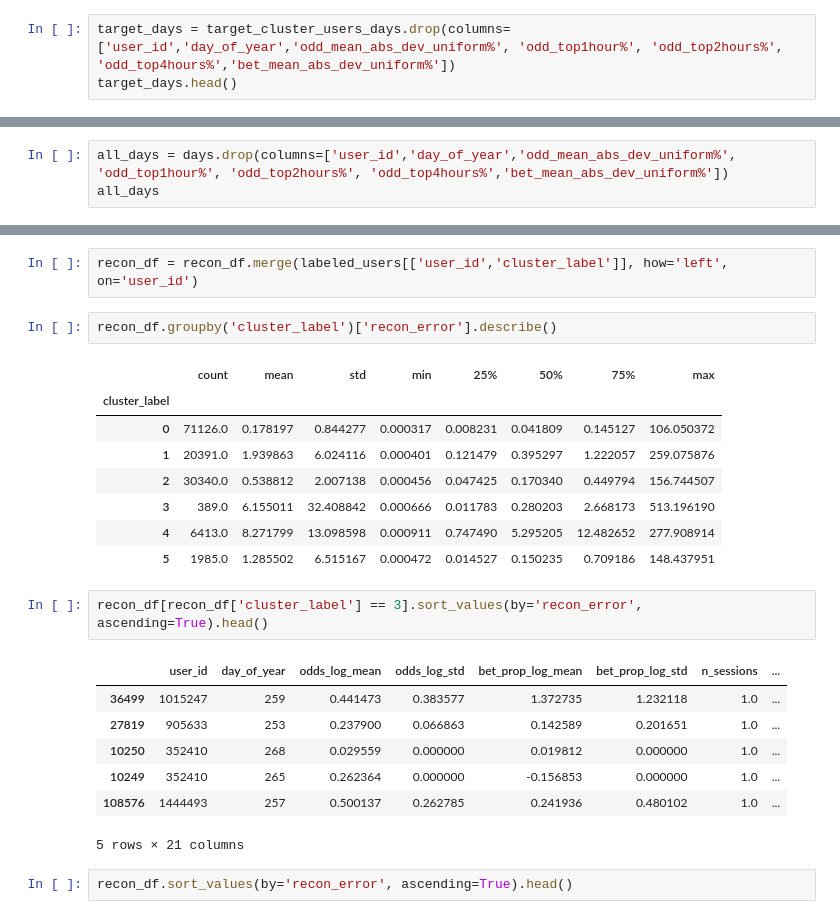
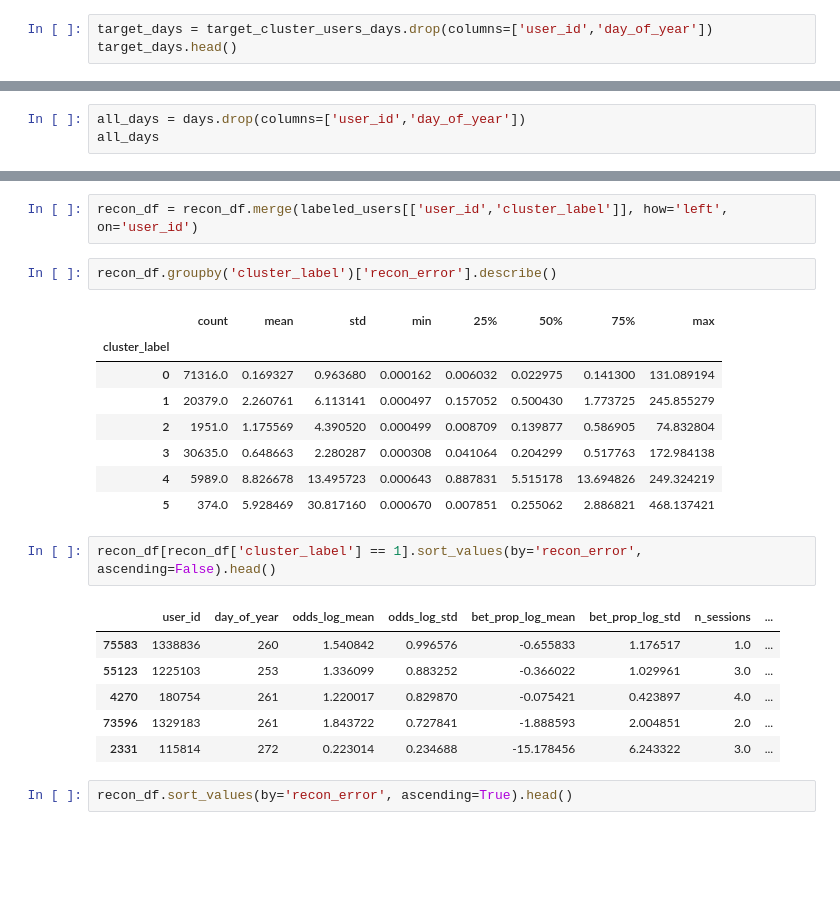
Before and after one commit to KndHvH/igaming-behavioral-deviation-detection, a Jupyter notebook: model/autoencoder.ipynb, the cells around one changed output, grey strips where cells are left out. Saved outputs shown, nothing was run; the diff lists cells and outputs as text; blank space fills up the shorter version.

```diff
--- a/model/autoencoder.ipynb
+++ b/model/autoencoder.ipynb
@@ -54,7 +52,7 @@ Index(['user_id', 'day_of_year', 'odds_log_mean', 'odds_log_std',
        'slope_odd_day', 'n_bet_proportion'],
       dtype='object')
 # %%
-target_days = target_cluster_users_days.drop(columns=['user_id','day_of_year','odd_mean_abs_dev_uniform%', 'odd_top1hour%', 'odd_top2hours%', 'odd_top4hours%','bet_mean_abs_dev_uniform%'])
+target_days = target_cluster_users_days.drop(columns=['user_id','day_of_year'])
 target_days.head()
 # %% [output]
 |  | odds_log_mean | odds_log_std | bet_prop_log_mean | bet_prop_log_std | n_sessions | n_active_hours | ... |
@@ -251,7 +248,7 @@ plot_user_hour_bets(
 # %% [output]
 [figure]
 # %%
-all_days = days.drop(columns=['user_id','day_of_year','odd_mean_abs_dev_uniform%', 'odd_top1hour%', 'odd_top2hours%', 'odd_top4hours%','bet_mean_abs_dev_uniform%'])
+all_days = days.drop(columns=['user_id','day_of_year'])
 all_days
 # %% [output]
 |  | odds_log_mean | odds_log_std | bet_prop_log_mean | bet_prop_log_std | n_sessions | n_active_hours | ... |
@@ -296,22 +293,21 @@ recon_df.groupby('cluster_label')['recon_error'].describe()
 # %% [output]
 |  | count | mean | std | min | 25% | 50% | 75% | max |
 | cluster_label |  |  |  |  |  |  |  |  |
-| 0 | 71126.0 | 0.178197 | 0.844277 | 0.000317 | 0.008231 | 0.041809 | 0.145127 | 106.050372 |
-| 1 | 20391.0 | 1.939863 | 6.024116 | 0.000401 | 0.121479 | 0.395297 | 1.222057 | 259.075876 |
-| 2 | 30340.0 | 0.538812 | 2.007138 | 0.000456 | 0.047425 | 0.170340 | 0.449794 | 156.744507 |
-| 3 | 389.0 | 6.155011 | 32.408842 | 0.000666 | 0.011783 | 0.280203 | 2.668173 | 513.196190 |
-| 4 | 6413.0 | 8.271799 | 13.098598 | 0.000911 | 0.747490 | 5.295205 | 12.482652 | 277.908914 |
-| 5 | 1985.0 | 1.285502 | 6.515167 | 0.000472 | 0.014527 | 0.150235 | 0.709186 | 148.437951 |
+| 0 | 71316.0 | 0.169327 | 0.963680 | 0.000162 | 0.006032 | 0.022975 | 0.141300 | 131.089194 |
+| 1 | 20379.0 | 2.260761 | 6.113141 | 0.000497 | 0.157052 | 0.500430 | 1.773725 | 245.855279 |
+| 2 | 1951.0 | 1.175569 | 4.390520 | 0.000499 | 0.008709 | 0.139877 | 0.586905 | 74.832804 |
+| 3 | 30635.0 | 0.648663 | 2.280287 | 0.000308 | 0.041064 | 0.204299 | 0.517763 | 172.984138 |
+| 4 | 5989.0 | 8.826678 | 13.495723 | 0.000643 | 0.887831 | 5.515178 | 13.694826 | 249.324219 |
+| 5 | 374.0 | 5.928469 | 30.817160 | 0.000670 | 0.007851 | 0.255062 | 2.886821 | 468.137421 |
 # %%
-recon_df[recon_df['cluster_label'] == 3].sort_values(by='recon_error', ascending=True).head()
+recon_df[recon_df['cluster_label'] == 1].sort_values(by='recon_error', ascending=False).head()
 # %% [output]
 |  | user_id | day_of_year | odds_log_mean | odds_log_std | bet_prop_log_mean | bet_prop_log_std | n_sessions | ... |
-| 36499 | 1015247 | 259 | 0.441473 | 0.383577 | 1.372735 | 1.232118 | 1.0 | ... |
-| 27819 | 905633 | 253 | 0.237900 | 0.066863 | 0.142589 | 0.201651 | 1.0 | ... |
-| 10250 | 352410 | 268 | 0.029559 | 0.000000 | 0.019812 | 0.000000 | 1.0 | ... |
-| 10249 | 352410 | 265 | 0.262364 | 0.000000 | -0.156853 | 0.000000 | 1.0 | ... |
-| 108576 | 1444493 | 257 | 0.500137 | 0.262785 | 0.241936 | 0.480102 | 1.0 | ... |
+| 75583 | 1338836 | 260 | 1.540842 | 0.996576 | -0.655833 | 1.176517 | 1.0 | ... |
+| 55123 | 1225103 | 253 | 1.336099 | 0.883252 | -0.366022 | 1.029961 | 3.0 | ... |
+| 4270 | 180754 | 261 | 1.220017 | 0.829870 | -0.075421 | 0.423897 | 4.0 | ... |
+| 73596 | 1329183 | 261 | 1.843722 | 0.727841 | -1.888593 | 2.004851 | 2.0 | ... |
+| 2331 | 115814 | 272 | 0.223014 | 0.234688 | -15.178456 | 6.243322 | 3.0 | ... |
-5 rows × 21 columns
 # %%
 recon_df.sort_values(by='recon_error', ascending=True).head()
 # %% [output]
```
Also changed, not shown: parts of 16 cells of this notebook, 4 other files.
